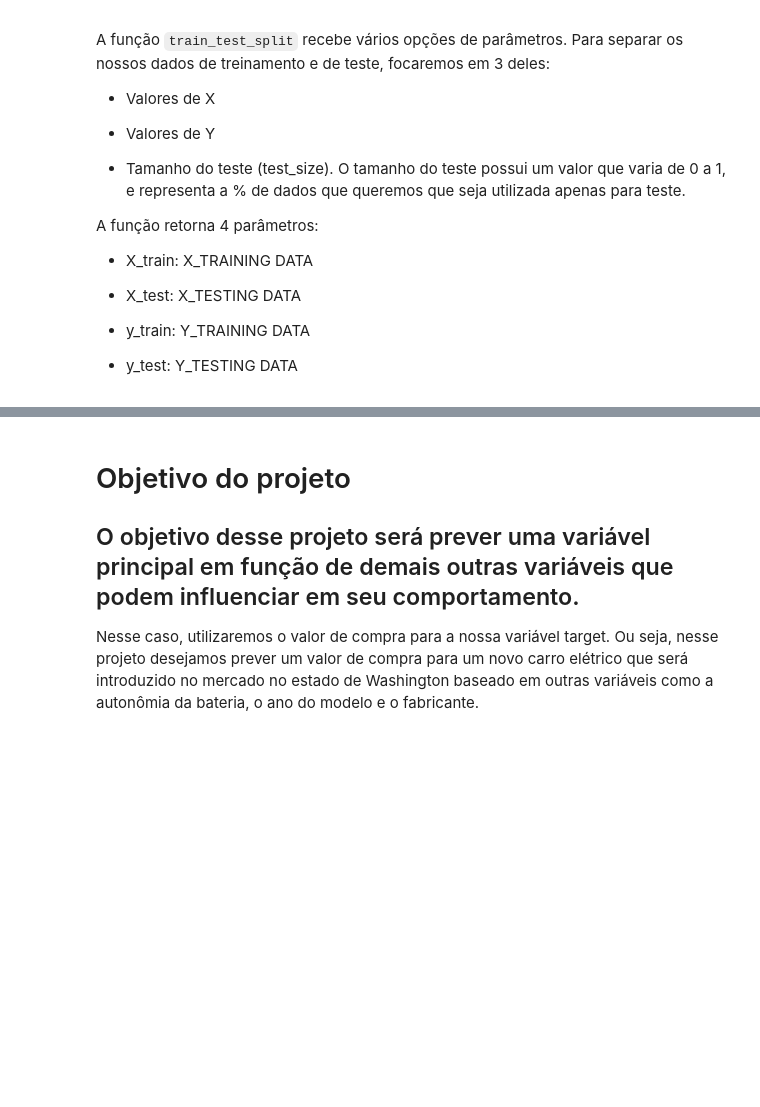
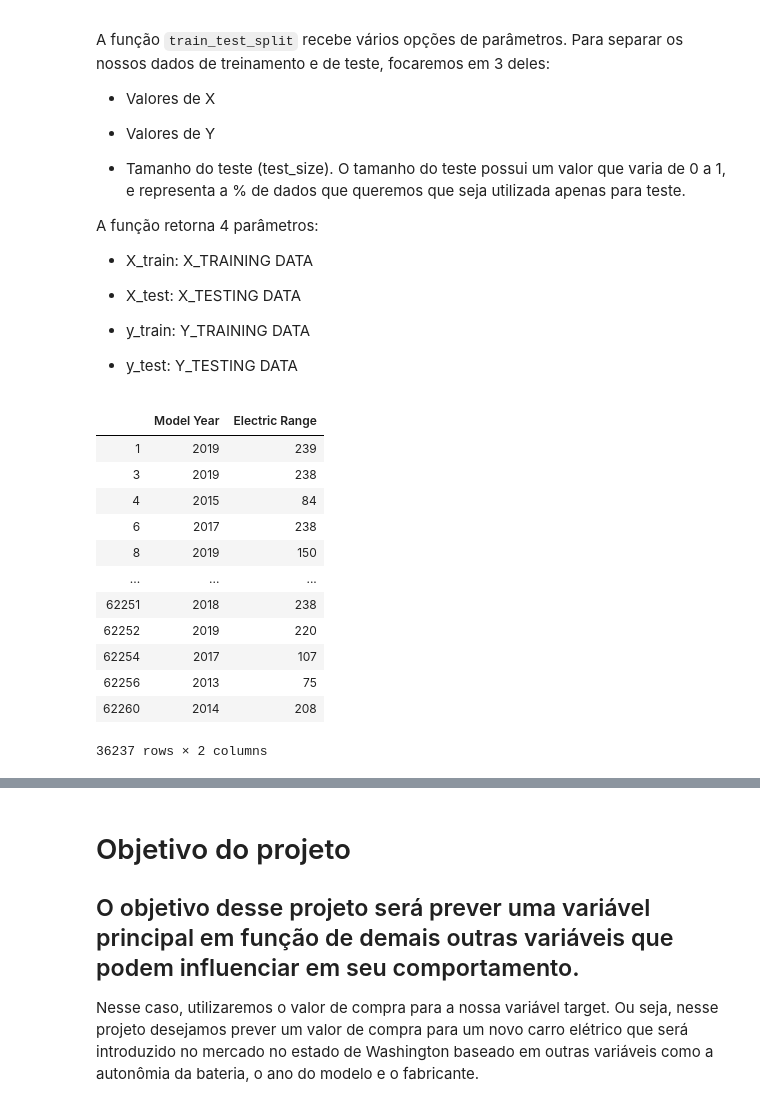
Before and after one commit to gustavopc3/P2-CD20-2, a Jupyter notebook: P2-CD20-2.ipynb, the cells around one changed output, grey strips where cells are left out. Cells and saved outputs as stored; diff of their text form; code cells hidden in the pictures; blank space fills up the shorter version.

```diff
--- a/P2-CD20-2.ipynb
+++ b/P2-CD20-2.ipynb
@@ -222,2 +229,14 @@ sns.distplot(dados['Base MSRP'], color='darkcyan')
 # %% [markdown]
 Na análise dos valores médios de compra dos carros referentes a cada uma das montadoras
+# %%
+#dados['Premium'] = '0'
+#if dados(dados['Make'](dados['Base MSRP'])).mean() >= 50000:
+    #df.loc[index,'Premium'] =  (df.loc[index, '1'])
+def getCategory(row):
+    if row['Base MSRP']>=50000:
+        return 1
+    else:
+        return 0
+
+dados['Premium'] = dados.apply(getCategory, axis=1)
+dados['Premium']
@@ -252,7 +284,24 @@ A função retorna 4 parâmetros:
 from sklearn.model_selection import train_test_split
 # %%
 Y = dados['Base MSRP']
-X = dados.drop(columns=['Base MSRP'])
+#X = dados.drop(columns=['Base MSRP', 'Make', 'Battery Electric Vehicle (BEV)'])
+#X = dados[['Model Year', 'Electric Range', 'Premium']]
+X = dados[['Model Year', 'Electric Range']]
+X
+# %% [output]
+|  | Model Year | Electric Range |
+| 1 | 2019 | 239 |
+| 3 | 2019 | 238 |
+| 4 | 2015 | 84 |
+| 6 | 2017 | 238 |
+| 8 | 2019 | 150 |
+| ... | ... | ... |
+| 62251 | 2018 | 238 |
+| 62252 | 2019 | 220 |
+| 62254 | 2017 | 107 |
+| 62256 | 2013 | 75 |
+| 62260 | 2014 | 208 |
+36237 rows × 2 columns
 # %%
 X_train, X_test, y_train, y_test = train_test_split(X, Y, test_size=0.25)
 # %%
```
Also changed, not shown: parts of 18 cells of this notebook.
